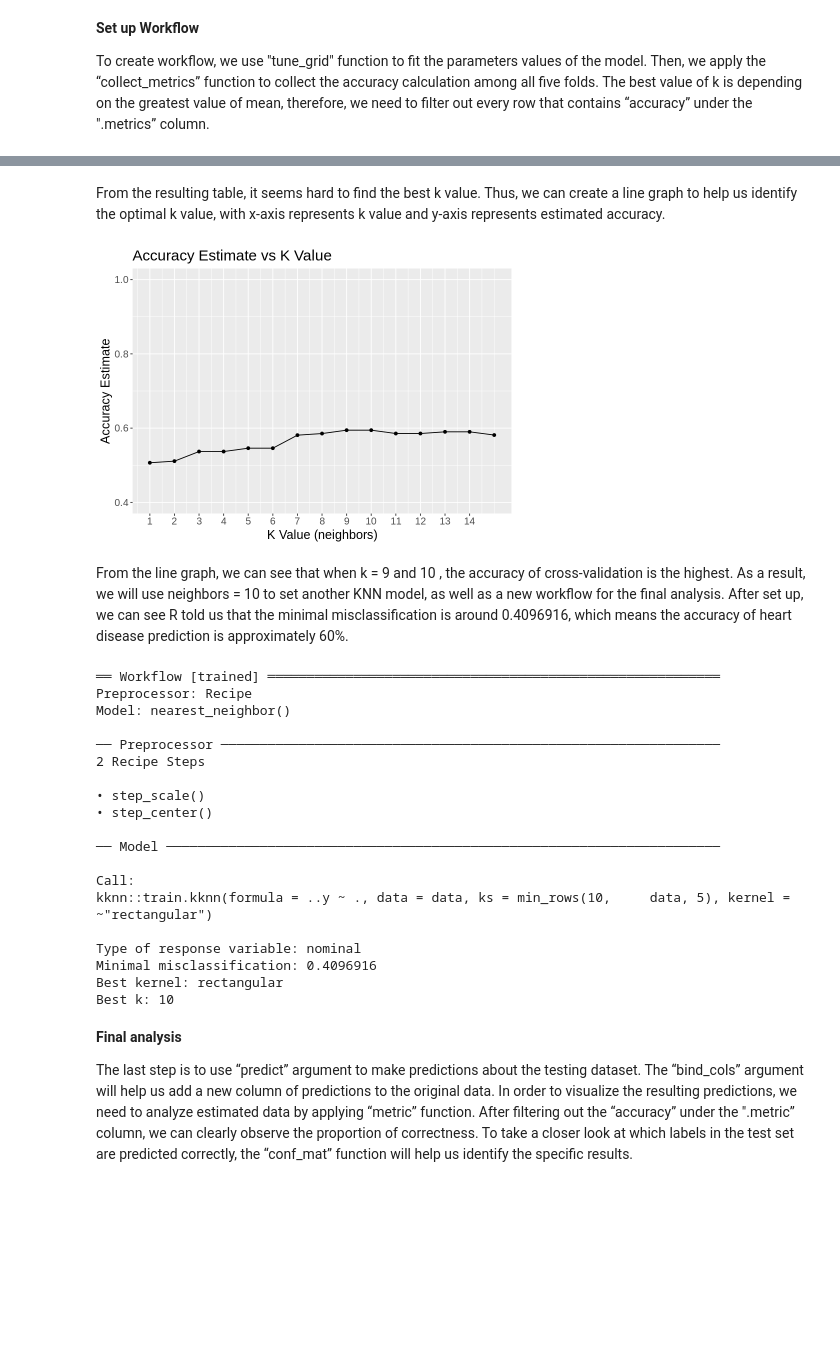
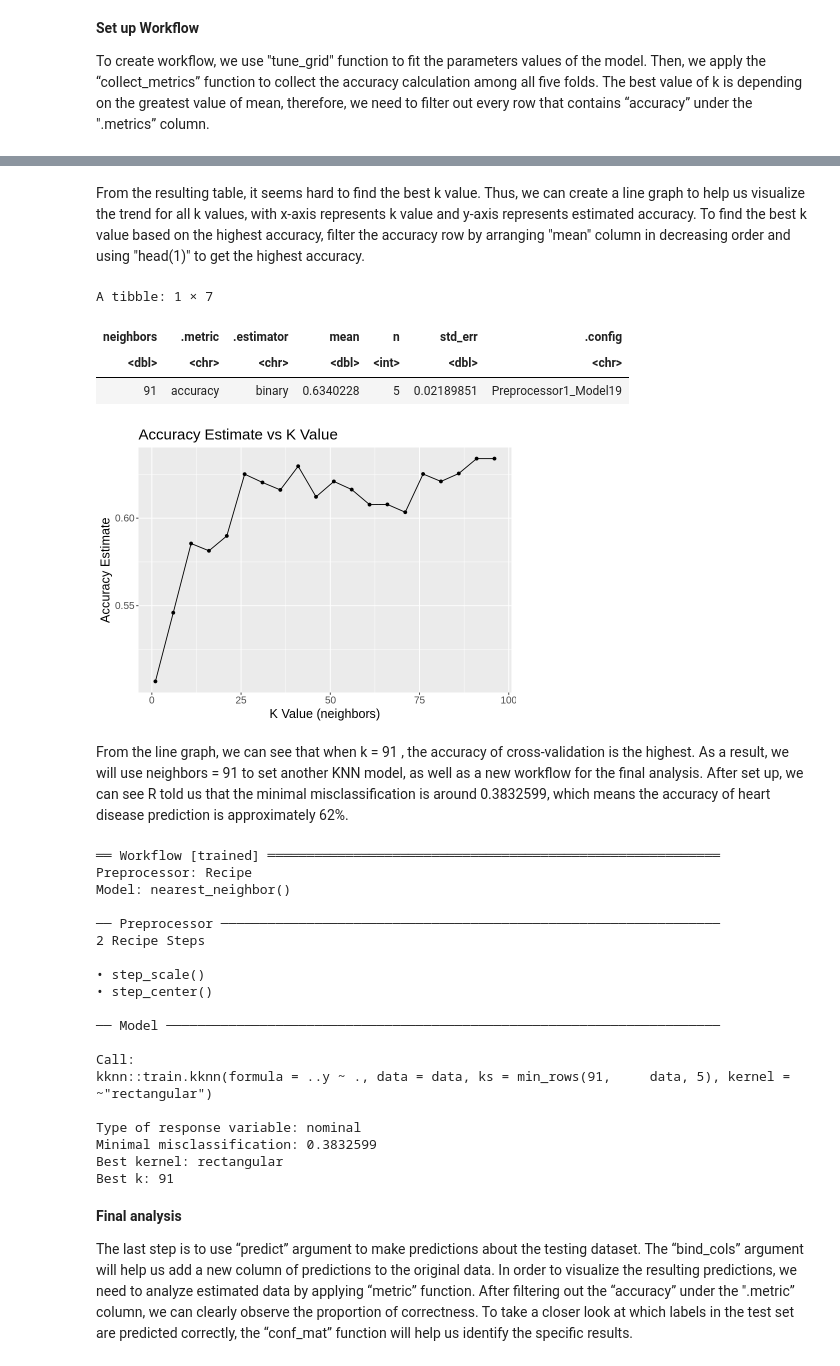
Before and after one commit to ywang550/dsci100project, a Jupyter notebook: Final Project.ipynb, the cells around one changed output, grey strips where cells are left out. Drawn from its saved outputs; the diff is of its cells as text; code cells hidden in the pictures; blank space fills up the shorter version.

Commit message:
FINALLLLLLL

```diff
--- a/Final Project.ipynb
+++ b/Final Project.ipynb
@@ -162,6 +162,8 @@ heart_recipe <- recipe(presc ~ age + chol, data = heart_disease_train) |>
   step_scale(all_predictors()) |>
   step_center(all_predictors())
 
+
+
 #Create model
 knn_tune <- nearest_neighbor(weight_func = "rectangular", neighbors = tune()) |>
      set_engine("kknn") |>
@@ -169,6 +171,8 @@ knn_tune <- nearest_neighbor(weight_func = "rectangular", neighbors = tune()) |>
 
 heart_recipe
 knn_tune
+
+k_vals <- tibble(neighbors = seq(from = 1, to = 100, by = 5))
 # %% [output]
 ── Recipe ──────────────────────────────────────────────────────────────────────
 
@@ -205,7 +209,7 @@ set.seed(2020)
 knn_results <- workflow() |>
   add_recipe(heart_recipe) |>
   add_model(knn_tune) |>
-  tune_grid(resamples = heart_vfold, grid = 30) |>
+  tune_grid(resamples = heart_vfold, grid = k_vals) |>
   collect_metrics()
 
 knn_results
@@ -214,5 +218,6 @@ knn_results
 accuracies <- knn_results |>
   filter(.metric == "accuracy")
 
+
 accuracies
 # %% [output]
@@ -256,27 +262,38 @@ A tibble: 15 × 7
 # %% [markdown]
-From the resulting table, it seems hard to find the best k value. Thus, we can create a line graph to help us identify the optimal k value, with x-axis represents k value and y-axis represents estimated accuracy.
+From the resulting table, it seems hard to find the best k value. Thus, we can create a line graph to help us visualize the trend for all k values, with x-axis represents k value and y-axis represents estimated accuracy. To find the best k value based on the highest accuracy, filter the accuracy row by arranging "mean" column in decreasing order and using "head(1)" to get the highest accuracy.
 # %%
 #Create line graph
 
 options(repr.plot.width = 7, repr.plot.height = 5)
 
 accuracy_and_k <- ggplot(accuracies, aes(x = neighbors, y = mean)) +
   geom_point() +
   geom_line() +
   labs(x = "K Value (neighbors)", y = "Accuracy Estimate", title = "Accuracy Estimate vs K Value") +
-  theme(text = element_text(size = 15)) +
-  scale_x_continuous(breaks = seq(0, 14, by = 1)) +
-  scale_y_continuous(limits = c(0.4, 1.0))
+  theme(text = element_text(size = 15))
 
 accuracy_and_k
+
+#Find the optimal value of k
+
+accuracies <- knn_results |>
+  filter(.metric == "accuracy") |>
+  arrange(desc(mean)) |>
+  head(1)
+
+accuracies
 # %% [output]
+A tibble: 1 × 7
+| neighbors | .metric | .estimator | mean | n | std_err | .config |
+| <dbl> | <chr> | <chr> | <dbl> | <int> | <dbl> | <chr> |
+| 91 | accuracy | binary | 0.6340228 | 5 | 0.02189851 | Preprocessor1_Model19 |
-[figure, old version]
+[figure, new version]
 # %% [markdown]
-From the line graph, we can see that when k = 9 and 10 , the accuracy of cross-validation is the highest. As a result, we will use neighbors = 10 to set another KNN model, as well as a new workflow for the final analysis. After set up, we can see R told us that the minimal misclassification is around 0.4096916, which means the accuracy of heart disease prediction is approximately 60%.
+From the line graph, we can see that when k = 91 , the accuracy of cross-validation is the highest. As a result, we will use neighbors = 91 to set another KNN model, as well as a new workflow for the final analysis. After set up, we can see R told us that the minimal misclassification is around 0.3832599, which means the accuracy of heart disease prediction is approximately 62%.
 # %%
-#Create new workflow and specify model by using k = 10
+#Create new workflow and specify model by using k = 91
 set.seed(2020)
-knn_spec <- nearest_neighbor(weight_func = "rectangular", neighbors = 10) |>
+knn_spec <- nearest_neighbor(weight_func = "rectangular", neighbors = 91) |>
             set_engine("kknn") |>
             set_mode("classification")
 
@@ -300,12 +317,12 @@ Model: nearest_neighbor()
 ── Model ───────────────────────────────────────────────────────────────────────
 
 Call:
-kknn::train.kknn(formula = ..y ~ ., data = data, ks = min_rows(10,     data, 5), kernel = ~"rectangular")
+kknn::train.kknn(formula = ..y ~ ., data = data, ks = min_rows(91,     data, 5), kernel = ~"rectangular")
 
 Type of response variable: nominal
-Minimal misclassification: 0.4096916
+Minimal misclassification: 0.3832599
 Best kernel: rectangular
-Best k: 10
+Best k: 91
 # %% [markdown]
 **Final analysis**
 
```
Also changed, not shown: parts of 5 cells of this notebook.
